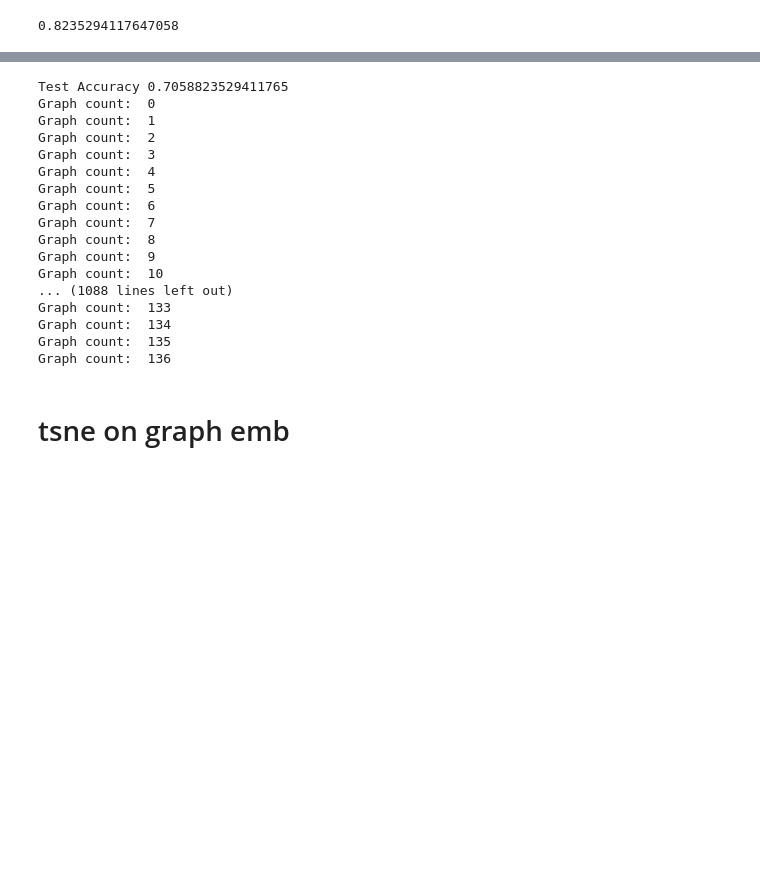
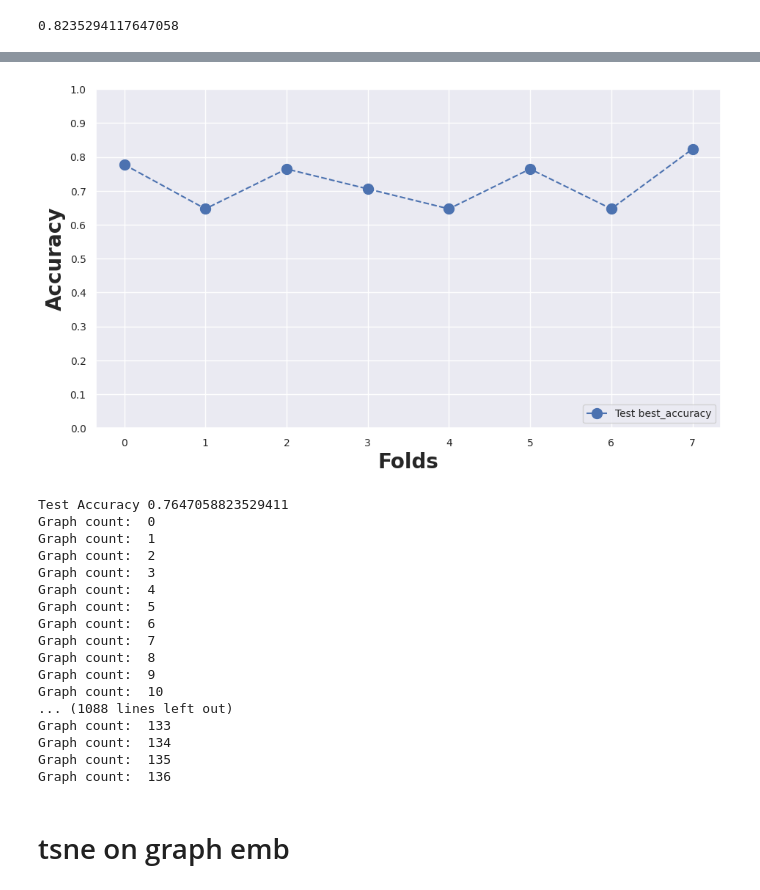
Before and after one commit to Rohit3594/Graph_matching, a Jupyter notebook: Matlab_MGM_affintiy_gen/GNN_on_OASIS_data-with_cross_validation.ipynb, the cells around one changed output, grey strips where cells are left out. Drawn from its saved outputs; the diff is of its cells as text; code cells hidden in the pictures; blank space fills up the shorter version.

Commit message:
new tests

```diff
--- a/Matlab_MGM_affintiy_gen/GNN_on_OASIS_data-with_cross_validation.ipynb
+++ b/Matlab_MGM_affintiy_gen/GNN_on_OASIS_data-with_cross_validation.ipynb
@@ -464,16 +463,18 @@ test_best = []
 for k in kfold:
     test_best.append(max(history['test_acc'][k]))
 # %%
-# plt.plot(kfold,test_best,'--o',markersize = 10,label = 'Test best_accuracy')
+plt.plot(kfold,test_best,'--o',markersize = 10,label = 'Test best_accuracy')
 
-# plt.legend(loc = 'lower right', prop={'size': 10})
-# plt.xlabel('Folds',fontweight="bold",fontsize=20)
-# plt.ylabel('Accuracy',fontweight="bold",fontsize=20)
+plt.legend(loc = 'lower right', prop={'size': 10})
+plt.xlabel('Folds',fontweight="bold",fontsize=20)
+plt.ylabel('Accuracy',fontweight="bold",fontsize=20)
 
-# plt.xticks(fontsize=10)
-# plt.yticks(np.arange(0,1.1,0.1),fontsize=10)
+plt.xticks(fontsize=10)
+plt.yticks(np.arange(0,1.1,0.1),fontsize=10)
 
-# plt.show()
+plt.show()
+# %% [output]
+[figure, added]
 # %%
 # # model = GAT(hidden_channels=32)
 # # model.load_state_dict(torch.load('OASIS_gender_cross_val_'+str(7)+'.model'))
@@ -501,7 +502,7 @@ for fold in range(len(kfold)):
 
     for data in all_graph:
         #prob,g_emb,out_emb,attn_weights = model(data.x, data.edge_index, data.batch)
-        prob,g_emb,out_emb,attn_weights,clusters = model(data.x, data.edge_index, data.batch) # mincut pool
+        out, g_emb, out_emb, clusters = model(data.x, data.edge_index, data.batch) # mincut pool
 
 
     out_emb = out_emb.detach().numpy()
@@ -523,7 +524,7 @@ for fold in range(len(kfold)):
 
     pickle.dump(clusters_numpy, open( "clusters_numpy_fold_" +str(fold)+ ".pickle", "wb" ))
 # %% [output]
-Test Accuracy 0.7058823529411765
+Test Accuracy 0.7647058823529411
 Graph count:  0
 Graph count:  1
 Graph count:  2
```
Also changed, not shown: parts of 7 cells of this notebook, 9 other files.
